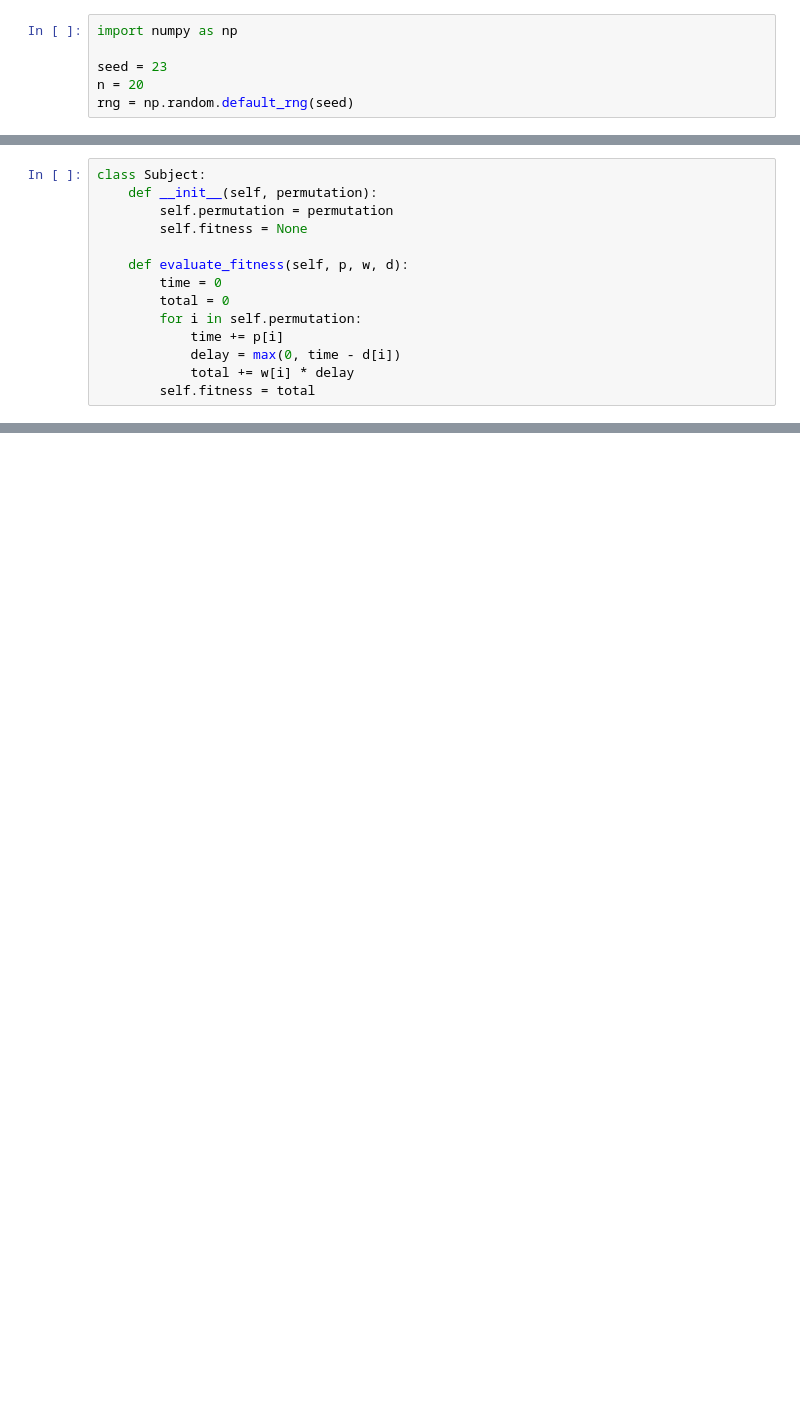
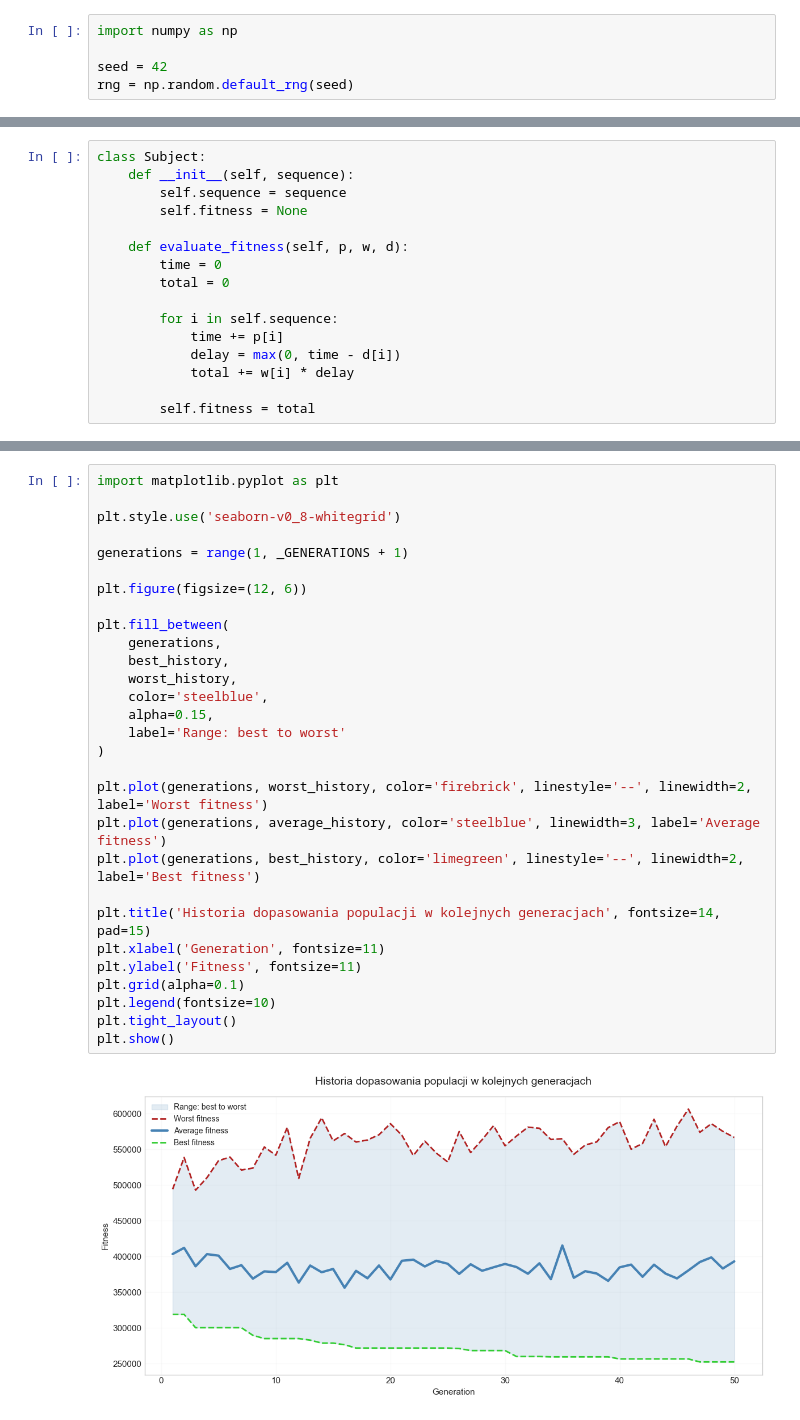
Before and after one commit to janpiechota/biai, a Jupyter notebook: main.ipynb, the cells around one changed output, grey strips where cells are left out. Drawn from its saved outputs; the diff is of its cells as text; blank space fills up the shorter version.

Commit message:
add plot

```diff
--- a/main.ipynb
+++ b/main.ipynb
@@ -1,6 +3,5 @@
 # %%
 import numpy as np
 
-seed = 23
-n = 20
+seed = 42
 rng = np.random.default_rng(seed)
@@ -20,14 +20,16 @@ p, w, d = generate_instance(n)
 # %%
 class Subject:
-    def __init__(self, permutation):
-        self.permutation = permutation
+    def __init__(self, sequence):
+        self.sequence = sequence
         self.fitness = None
 
     def evaluate_fitness(self, p, w, d):
         time = 0
         total = 0
-        for i in self.permutation:
+
+        for i in self.sequence:
             time += p[i]
             delay = max(0, time - d[i])
             total += w[i] * delay
+
         self.fitness = total
@@ -120,0 +148,31 @@ Generation 50: best=2384, avg=8119, worst=20714
+# %%
+import matplotlib.pyplot as plt
+
+plt.style.use('seaborn-v0_8-whitegrid')
+
+generations = range(1, _GENERATIONS + 1)
+
+plt.figure(figsize=(12, 6))
+
+plt.fill_between(
+    generations,
+    best_history,
+    worst_history,
+    color='steelblue',
+    alpha=0.15,
+    label='Range: best to worst'
+)
+
+plt.plot(generations, worst_history, color='firebrick', linestyle='--', linewidth=2, label='Worst fitness')
+plt.plot(generations, average_history, color='steelblue', linewidth=3, label='Average fitness')
+plt.plot(generations, best_history, color='limegreen', linestyle='--', linewidth=2, label='Best fitness')
+
+plt.title('Historia dopasowania populacji w kolejnych generacjach', fontsize=14, pad=15)
+plt.xlabel('Generation', fontsize=11)
+plt.ylabel('Fitness', fontsize=11)
+plt.grid(alpha=0.1)
+plt.legend(fontsize=10)
+plt.tight_layout()
+plt.show()
+# %% [output]
+[figure, added]
```
Also changed, not shown: parts of 9 cells of this notebook.
